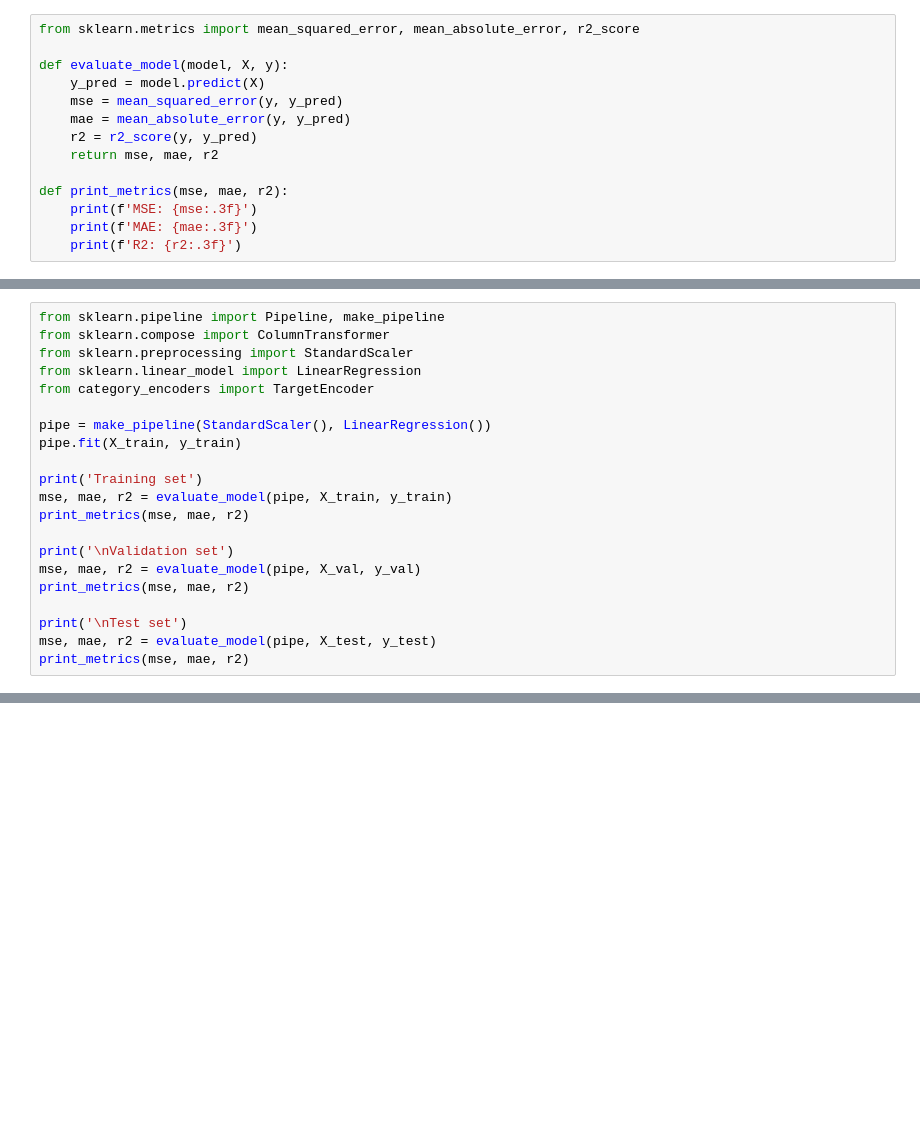
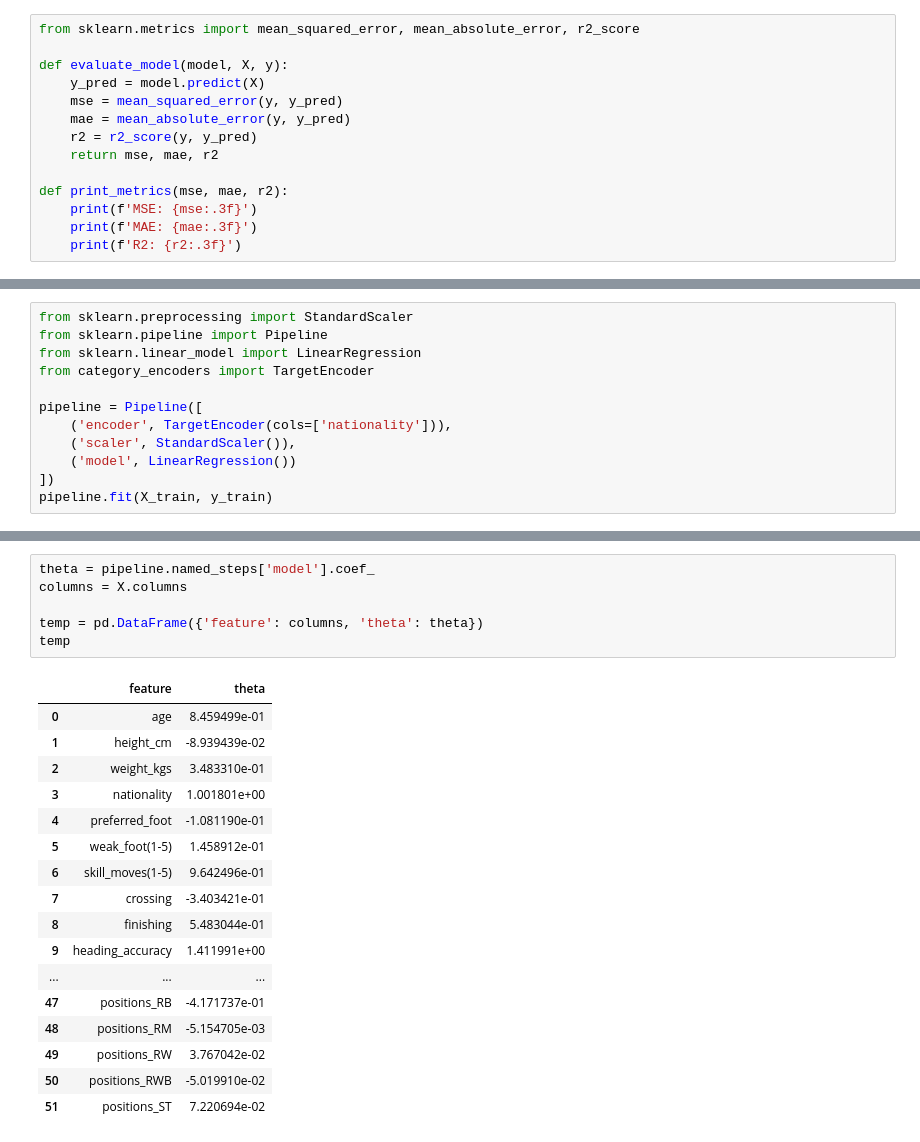
Before and after one commit to nttrung612/Football_Players_Rating_Prediction, a Jupyter notebook: lr.ipynb, the cells around one changed output, grey strips where cells are left out. Cells and saved outputs as stored; diff of their text form; blank space fills up the shorter version.

Commit message:
Linear Regression + Ridge Regression

```diff
--- a/lr.ipynb
+++ b/lr.ipynb
@@ -36,21 +28,0 @@ X_val, X_test, y_val, y_test = train_test_split(X_test, y_test, test_size=0.5, r
-# %%
-from sklearn.pipeline import Pipeline, make_pipeline
-from sklearn.compose import ColumnTransformer
-from sklearn.preprocessing import StandardScaler
-from sklearn.linear_model import LinearRegression
-from category_encoders import TargetEncoder
-
-pipe = make_pipeline(StandardScaler(), LinearRegression())
-pipe.fit(X_train, y_train)
-
-print('Training set')
-mse, mae, r2 = evaluate_model(pipe, X_train, y_train)
-print_metrics(mse, mae, r2)
-
-print('\nValidation set')
-mse, mae, r2 = evaluate_model(pipe, X_val, y_val)
-print_metrics(mse, mae, r2)
-
-print('\nTest set')
-mse, mae, r2 = evaluate_model(pipe, X_test, y_test)
-print_metrics(mse, mae, r2)
@@ -83,0 +31,12 @@ difference_df.head()
+# %%
+from sklearn.preprocessing import StandardScaler
+from sklearn.pipeline import Pipeline
+from sklearn.linear_model import LinearRegression
+from category_encoders import TargetEncoder
+
+pipeline = Pipeline([
+    ('encoder', TargetEncoder(cols=['nationality'])),
+    ('scaler', StandardScaler()),
+    ('model', LinearRegression())
+])
+pipeline.fit(X_train, y_train)
@@ -84,2 +64,26 @@ difference_df.head()
+# %%
+theta = pipeline.named_steps['model'].coef_
+columns = X.columns
+
+temp = pd.DataFrame({'feature': columns, 'theta': theta})
+temp
+# %% [output]
+|  | feature | theta |
+| 0 | age | 8.459499e-01 |
+| 1 | height_cm | -8.939439e-02 |
+| 2 | weight_kgs | 3.483310e-01 |
+| 3 | nationality | 1.001801e+00 |
+| 4 | preferred_foot | -1.081190e-01 |
+| 5 | weak_foot(1-5) | 1.458912e-01 |
+| 6 | skill_moves(1-5) | 9.642496e-01 |
+| 7 | crossing | -3.403421e-01 |
+| 8 | finishing | 5.483044e-01 |
+| 9 | heading_accuracy | 1.411991e+00 |
+| ... | ... | ... |
+| 47 | positions_RB | -4.171737e-01 |
+| 48 | positions_RM | -5.154705e-03 |
+| 49 | positions_RW | 3.767042e-02 |
+| 50 | positions_RWB | -5.019910e-02 |
+| 51 | positions_ST | 7.220694e-02 |
 # %%
 from sklearn.model_selection import cross_val_score
```
Also changed, not shown: parts of 30 cells of this notebook.
